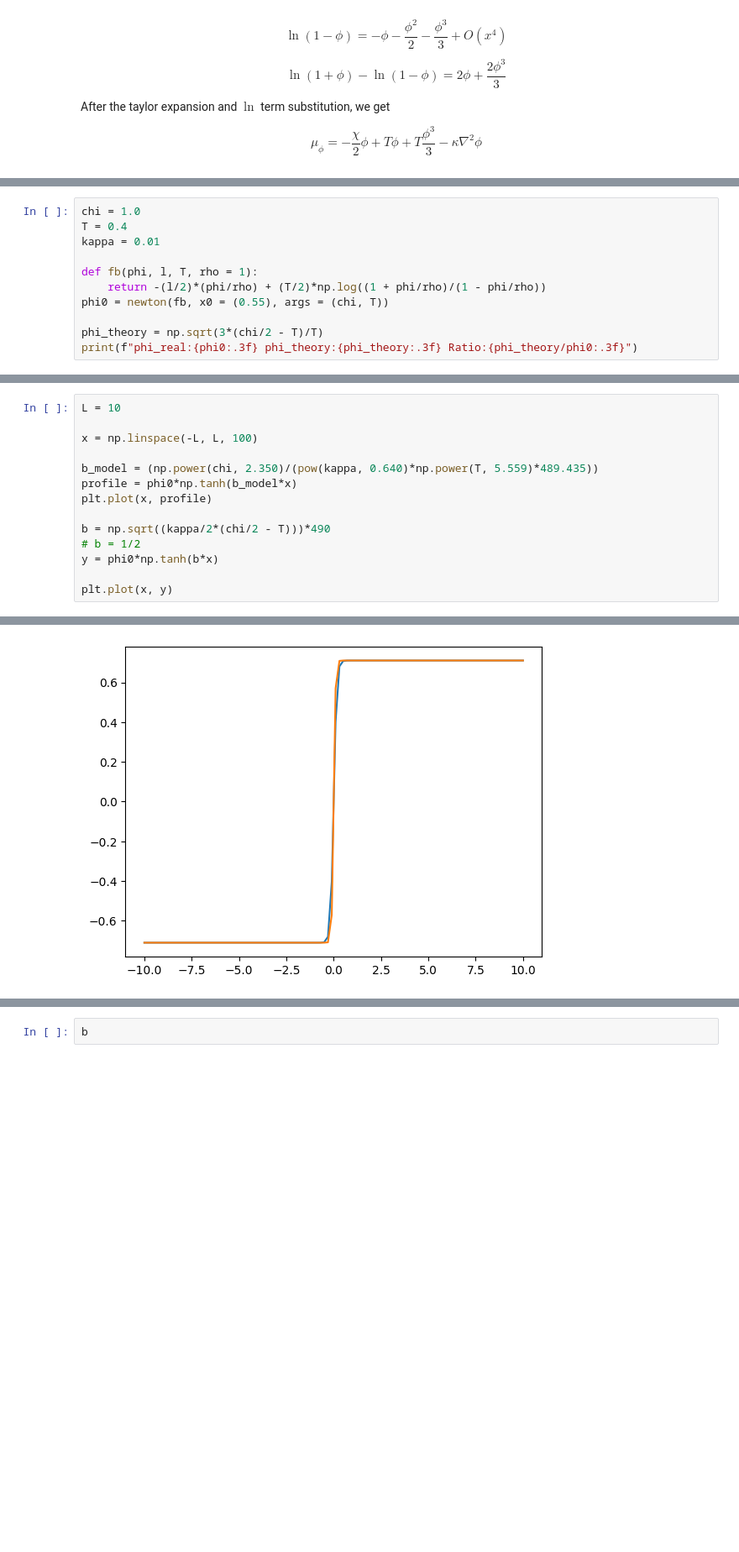
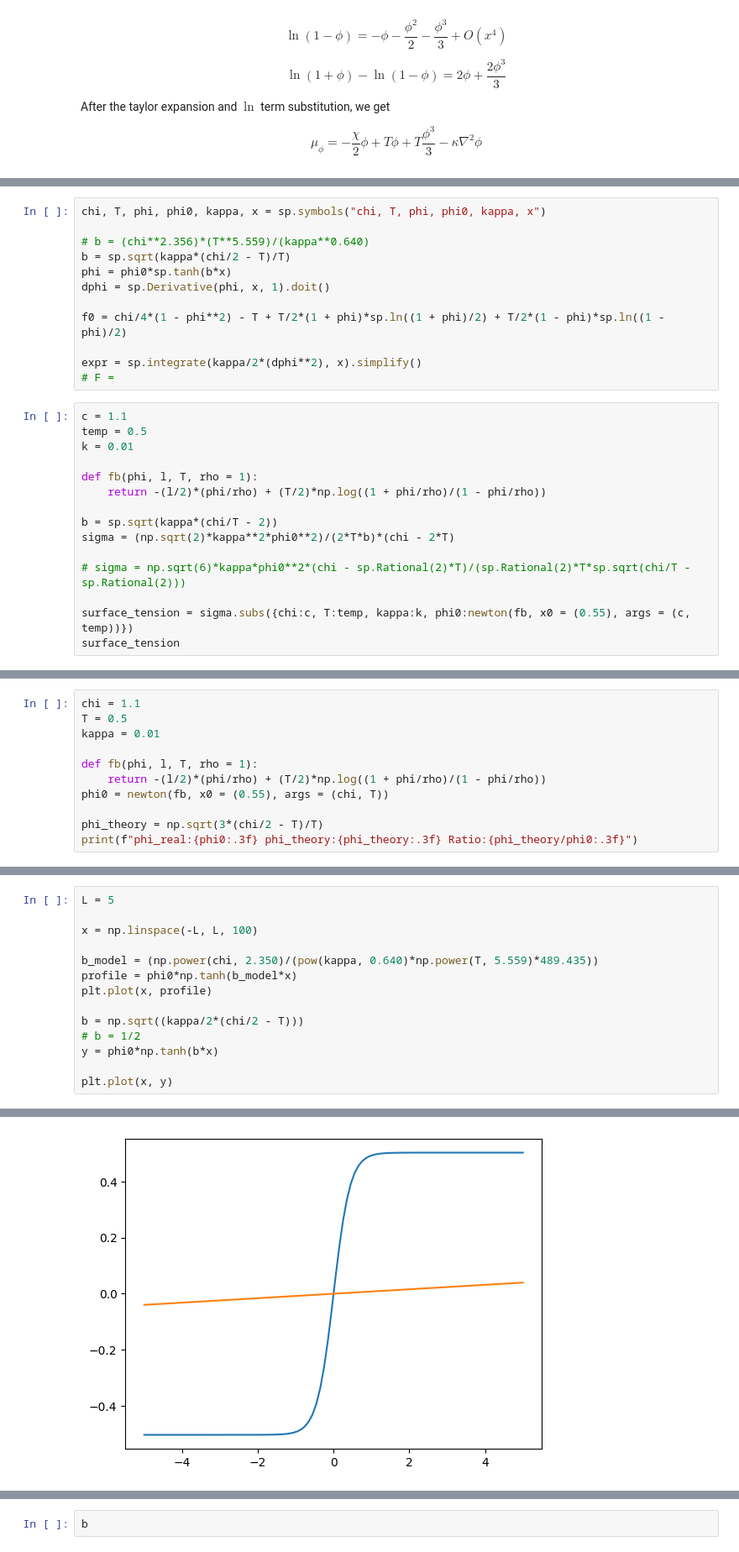
Before and after one commit to nkarthi95/LBMeX, a Jupyter notebook: src_lbm/binary/analysis.ipynb, the cells around one changed output, grey strips where cells are left out. Shown at 84% size. Cells and saved outputs as stored; diff of their text form; blank space fills up the shorter version.

Commit message:
Theoretical surface tension calculated

```diff
--- a/src_lbm/binary/analysis.ipynb
+++ b/src_lbm/binary/analysis.ipynb
@@ -902,0 +916,27 @@ $$\mu_{\phi} = -\frac{\chi}{2}\phi + T\phi + T\frac{\phi^3}{3} - \kappa \nabla^2
+# %%
+chi, T, phi, phi0, kappa, x = sp.symbols("chi, T, phi, phi0, kappa, x")
+
+# b = (chi**2.356)*(T**5.559)/(kappa**0.640)
+b = sp.sqrt(kappa*(chi/2 - T)/T)
+phi = phi0*sp.tanh(b*x)
+dphi = sp.Derivative(phi, x, 1).doit()
+
+f0 = chi/4*(1 - phi**2) - T + T/2*(1 + phi)*sp.ln((1 + phi)/2) + T/2*(1 - phi)*sp.ln((1 - phi)/2)
+
+expr = sp.integrate(kappa/2*(dphi**2), x).simplify()
+# F =
+# %%
+c = 1.1
+temp = 0.5
+k = 0.01
+
+def fb(phi, l, T, rho = 1):
+    return -(l/2)*(phi/rho) + (T/2)*np.log((1 + phi/rho)/(1 - phi/rho))
+
+b = sp.sqrt(kappa*(chi/T - 2))
+sigma = (np.sqrt(2)*kappa**2*phi0**2)/(2*T*b)*(chi - 2*T)
+
+# sigma = np.sqrt(6)*kappa*phi0**2*(chi - sp.Rational(2)*T)/(sp.Rational(2)*T*sp.sqrt(chi/T - sp.Rational(2)))
+
+surface_tension = sigma.subs({chi:c, T:temp, kappa:k, phi0:newton(fb, x0 = (0.55), args = (c, temp))})
+surface_tension
@@ -903,6 +945,6 @@ $$\mu_{\phi} = -\frac{\chi}{2}\phi + T\phi + T\frac{\phi^3}{3} - \kappa \nabla^2
 # %%
-chi = 1.0
-T = 0.4
+chi = 1.1
+T = 0.5
 kappa = 0.01
 
 def fb(phi, l, T, rho = 1):
@@ -916,17 +958,17 @@ phi_real:0.710 phi_theory:0.866 Ratio:1.219
 # %%
-L = 10
+L = 5
 
 x = np.linspace(-L, L, 100)
 
 b_model = (np.power(chi, 2.350)/(pow(kappa, 0.640)*np.power(T, 5.559)*489.435))
 profile = phi0*np.tanh(b_model*x)
 plt.plot(x, profile)
 
-b = np.sqrt((kappa/2*(chi/2 - T)))*490
+b = np.sqrt((kappa/2*(chi/2 - T)))
 # b = 1/2
 y = phi0*np.tanh(b*x)
 
 plt.plot(x, y)
 # %% [output]
 [<matplotlib.lines.Line2D at 0x...>]
-[figure, old version]
+[figure, new version]
```
Also changed, not shown: parts of 4 cells of this notebook.
